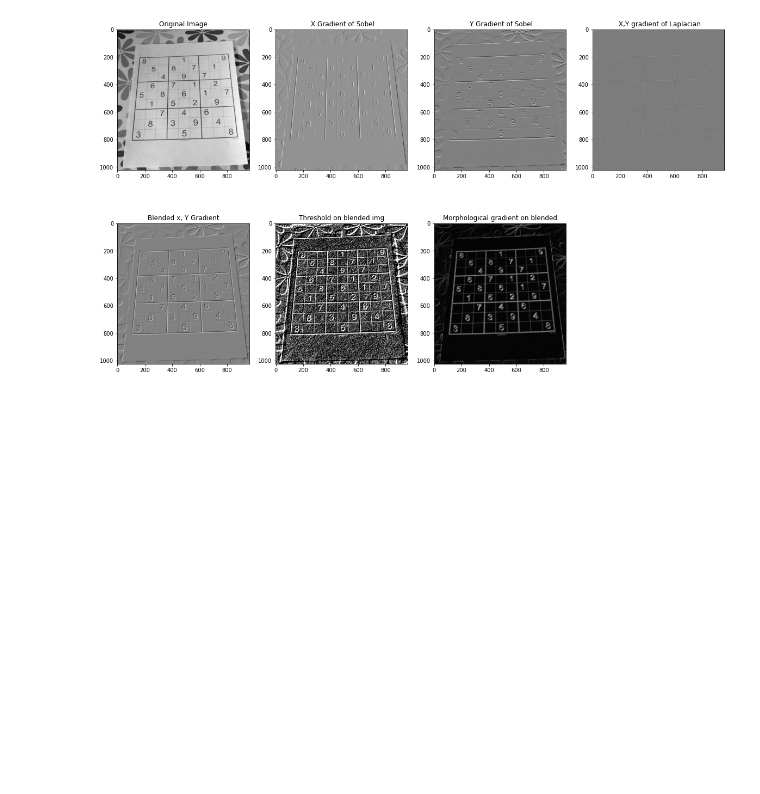
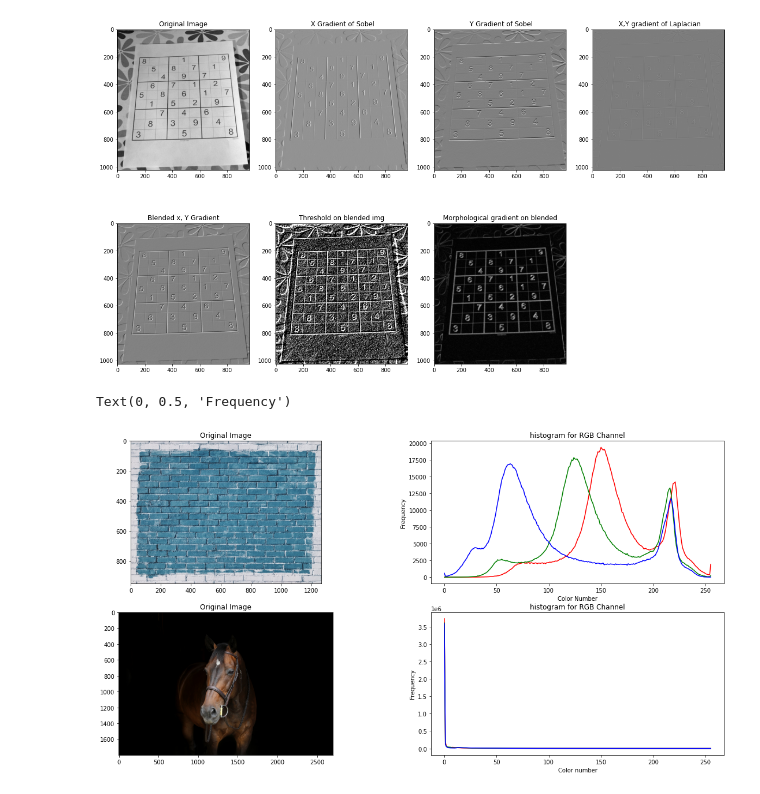
Before and after one commit to faranak5171/Computer-Vision-Projects, a Jupyter notebook: basic/Image_Processing_Methods2.ipynb, the cells around one changed output. Cells and saved outputs as stored; diff of their text form; code cells hidden in the pictures; blank space fills up the shorter version.

Commit message:
histogram

```diff
--- a/basic/Image_Processing_Methods2.ipynb
+++ b/basic/Image_Processing_Methods2.ipynb
@@ -43,3 +43,52 @@ morph = cv2.morphologyEx(blended, cv2.MORPH_GRADIENT, kernel)
 display_img(7, morph, 'Morphological gradient on blended')
 # %% [output]
 [figure]
+# %%
+# Create histogram, histogram works on BGR image and matplotlib works on RGB
+fig = plt.figure(figsize=(20,10))
+rows = 2
+cols = 2
+
+def display_hist(num, hist, col, title):
+  ax = fig.add_subplot(rows, cols, num)
+  ax.plot(hist, color=col)
+  ax.set_title(title)
+
+def display_img(num, img, title):
+  ax = fig.add_subplot(rows, cols, num)
+  ax.imshow(img)
+  ax.set_title(title)
+
+
+horse = cv2.imread('horse.jpg')
+show_horse = cv2.cvtColor(horse, cv2.COLOR_BGR2RGB)
+
+rainbow = cv2.imread('rainbow.jpg')
+show_rainbow = cv2.cvtColor(rainbow, cv2.COLOR_BGR2RGB)
+
+bricks = cv2.imread('bricks.jpg')
+show_bricks = cv2.cvtColor(bricks, cv2.COLOR_BGR2RGB)
+
+# Calculate histogram for 3 color channels. Order colors in openCV is BGR
+display_img(1, show_bricks,'Original Image')
+
+color = ('R','G','B')
+for i,col in enumerate(color):
+  histr = cv2.calcHist([bricks], channels=[i], mask=None, histSize=[256], ranges=[0,256])
+  display_hist(2, histr, col, 'histogram for RGB Channel')
+plt.xlabel('Color Number')
+plt.ylabel('Frequency')
+
+
+
+# Calculate histogram for 3 color channel. Order colors in openCV is BGR
+display_img(3, show_horse,'Original Image')
+
+for i,col in enumerate(color):
+  histr = cv2.calcHist([horse], channels=[i], mask=None, histSize=[256], ranges=[0,256])
+  display_hist(4, histr, col , 'histogram for RGB Channel')
+plt.xlabel('Color number')
+plt.ylabel('Frequency')
+# %% [output]
+Text(0, 0.5, 'Frequency')
+[figure, added]
```
